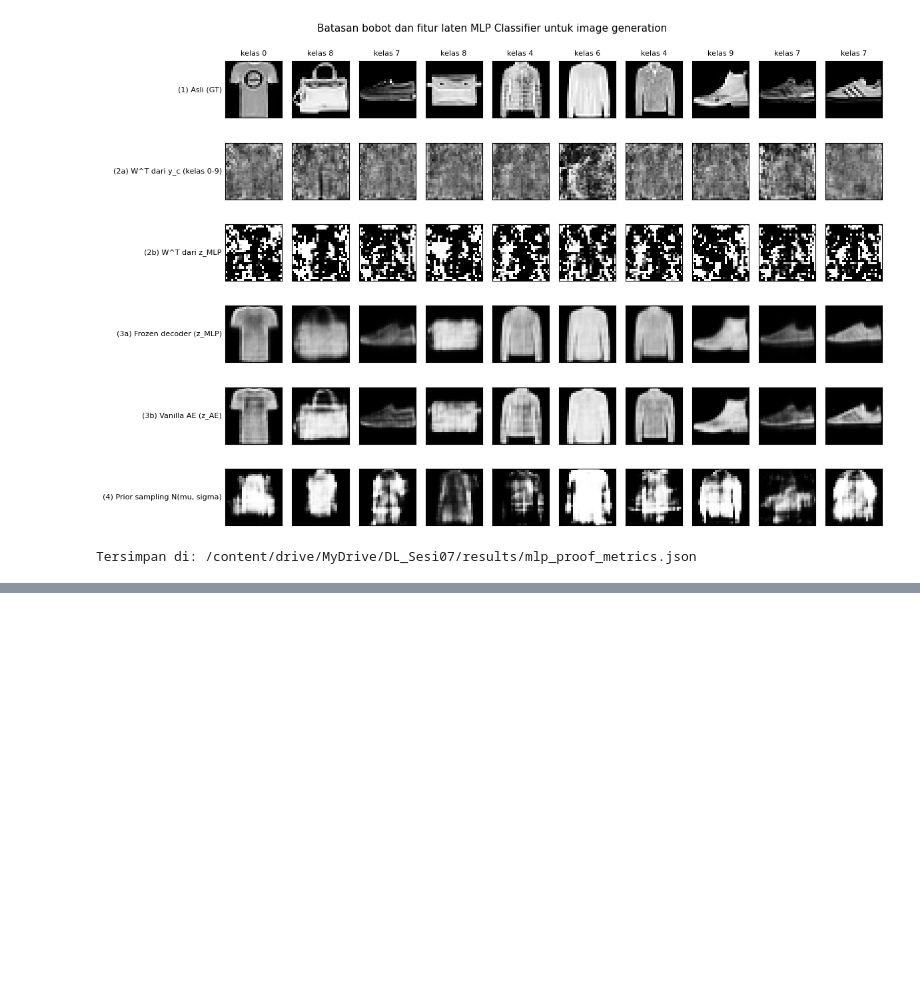
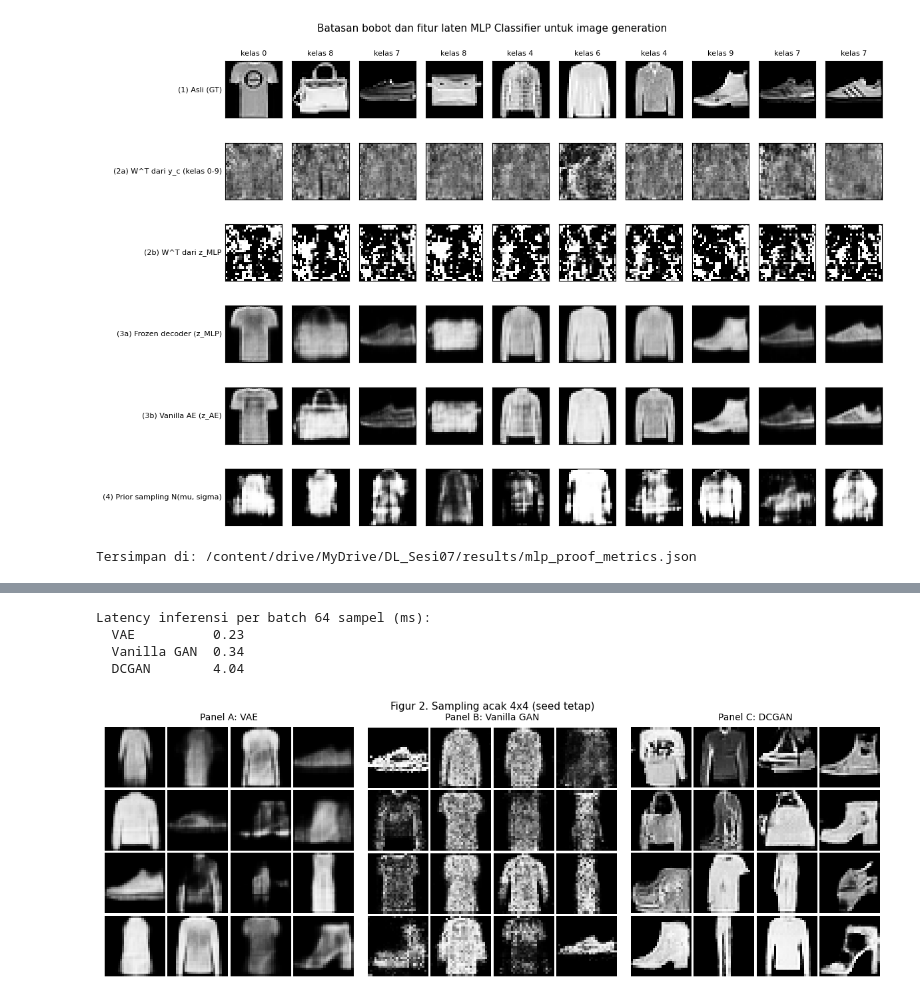
Before and after one commit to Cytrusssss/DeepLearningTakeHomeAssignment, a Jupyter notebook: main.ipynb, the cells around one changed output, grey strips where cells are left out. Cells and saved outputs as stored; diff of their text form; code cells hidden in the pictures; blank space fills up the shorter version.

```diff
--- a/main.ipynb
+++ b/main.ipynb
@@ -517,0 +607,7 @@ Tersimpan di: /content/drive/MyDrive/DL_Sesi07/results/mlp_proof_metrics.json
+# %%
+LAMBDA_SPARSE = 1e-4
+EPOCHS_AE = 30
+
+set_seed(SEED)
+sparse_ae = SparseAE()
+hist_sparse = fit_generic(sparse_ae, make_sparse_loss(LAMBDA_SPARSE), epochs=EPOCHS_AE, ckpt_name="sparse_ae_z64")
@@ -517,0 +632,4 @@ Tersimpan di: /content/drive/MyDrive/DL_Sesi07/results/mlp_proof_metrics.json
+# %%
+set_seed(SEED)
+vae = VAE()
+hist_vae = fit_generic(vae, vae_loss, epochs=EPOCHS_AE, ckpt_name="vae_z64")
@@ -517,0 +850,4 @@ Tersimpan di: /content/drive/MyDrive/DL_Sesi07/results/mlp_proof_metrics.json
+# %%
+set_seed(SEED)
+G_van, D_van = VanillaGAN_G(), VanillaGAN_D()
+hist_gan = train_gan(G_van, D_van, "vanilla_gan", epochs=50)
@@ -517,0 +872,5 @@ Tersimpan di: /content/drive/MyDrive/DL_Sesi07/results/mlp_proof_metrics.json
+# %%
+set_seed(SEED)
+G_dc, D_dc = DCGAN_G(), DCGAN_D()
+G_dc.apply(dcgan_init); D_dc.apply(dcgan_init)
+hist_dcgan = train_gan(G_dc, D_dc, "dcgan", epochs=50)
@@ -517,0 +895,58 @@ Tersimpan di: /content/drive/MyDrive/DL_Sesi07/results/mlp_proof_metrics.json
+# %%
+@torch.no_grad()
+def _noise(n, dim, seed):
+    g = torch.Generator(device=device).manual_seed(seed)
+    return torch.randn(n, dim, device=device, generator=g)
+
+@torch.no_grad()
+def sample_vae(n, seed=SEED):
+    vae.eval()
+    return vae.decode(_noise(n, vae.z_dim, seed)).view(-1, *IMG_SHAPE)
+
+@torch.no_grad()
+def sample_gan(G, n, seed=SEED):
+    G.eval()
+    return from_minus1_1(G(_noise(n, Z_DIM_GAN, seed)))
+
+SAMPLERS = {
+    "VAE": sample_vae,
+    "Vanilla GAN": lambda n, seed=SEED: sample_gan(G_van, n, seed),
+    "DCGAN": lambda n, seed=SEED: sample_gan(G_dc, n, seed),
+}
+
+@torch.no_grad()
+def measure_latency(fn, n_warmup=10, n_runs=50):
+    for _ in range(n_warmup):
+        fn()
+    if device.type == "cuda": torch.cuda.synchronize()
+    t0 = time.time()
+    for _ in range(n_runs):
+        fn()
+    if device.type == "cuda": torch.cuda.synchronize()
+    return (time.time() - t0) / n_runs * 1000
+
+LATENCY_MS = {name: measure_latency(lambda f=fn: f(64)) for name, fn in SAMPLERS.items()}
+print("Latency inferensi per batch 64 sampel (ms):")
+for k, v in LATENCY_MS.items():
+    print(f"  {k:<12} {v:.2f}")
+
+
+def plot_sample_grids(names, fname="fig2_random_samples.png"):
+    fig, axes = plt.subplots(1, len(names), figsize=(4 * len(names), 4.4))
+    for i, (ax, name) in enumerate(zip(np.atleast_1d(axes), names)):
+        grid = make_grid(SAMPLERS[name](16).cpu(), nrow=4, padding=1, pad_value=1.0)
+        ax.imshow(grid.permute(1, 2, 0).numpy(), vmin=0, vmax=1)
+        ax.set_title(f"Panel {chr(65 + i)}: {name}", fontsize=10)
+        ax.axis('off')
+    fig.suptitle("Figur 2. Sampling acak 4x4 (seed tetap)", fontsize=11)
+    plt.tight_layout()
+    fig.savefig(FIG_DIR / fname, dpi=200, bbox_inches='tight')
+    plt.show()
+
+plot_sample_grids(["VAE", "Vanilla GAN", "DCGAN"])
+# %% [output]
+Latency inferensi per batch 64 sampel (ms):
+  VAE          0.23
+  Vanilla GAN  0.34
+  DCGAN        4.04
+[figure, added]
```
Also changed, not shown: parts of 20 cells of this notebook.
